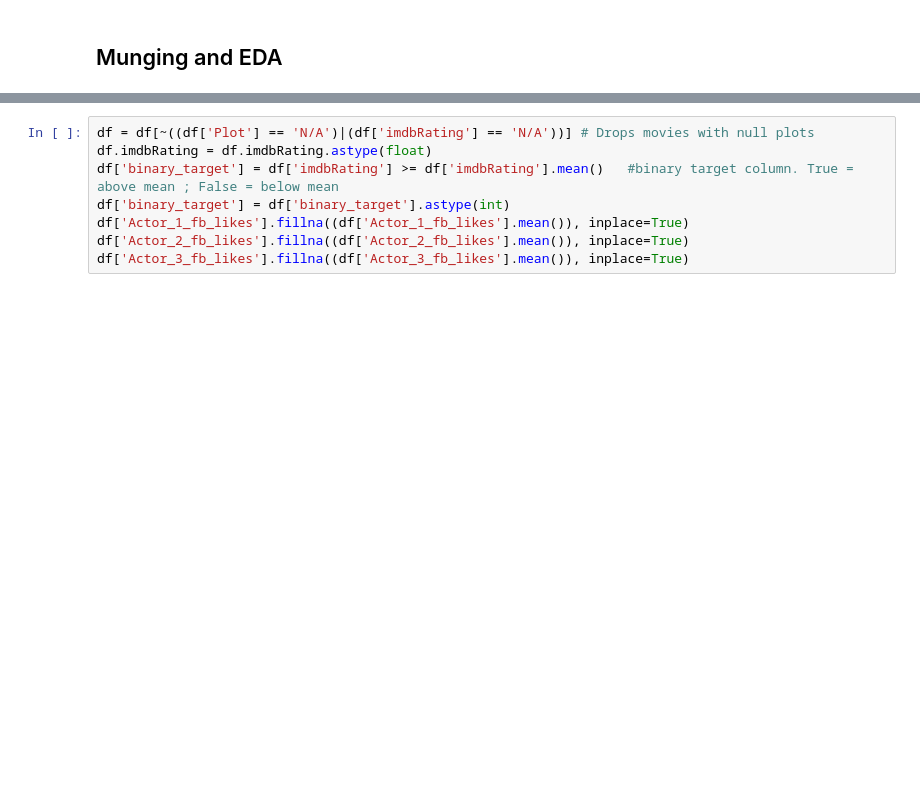
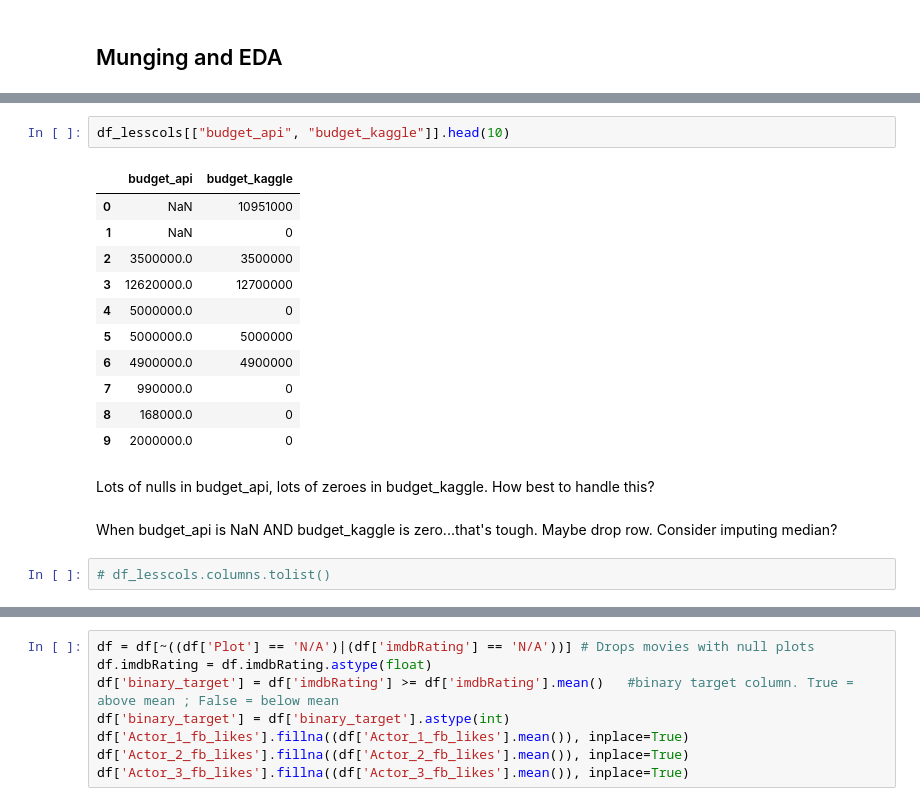
Before and after one commit to boscacci/IMdB-Regression, a Jupyter notebook: src/Good_Film_Bad_Film.ipynb, the cells around one changed output, grey strips where cells are left out. Drawn from its saved outputs; the diff is of its cells as text; blank space fills up the shorter version.

```diff
--- a/src/Good_Film_Bad_Film.ipynb
+++ b/src/Good_Film_Bad_Film.ipynb
@@ -148,0 +167,20 @@ Null values in the 'actor facebook likes' column were imputed from the column me
+# %%
+df_lesscols[["budget_api", "budget_kaggle"]].head(10)
+# %% [output]
+|  | budget_api | budget_kaggle |
+| 0 | NaN | 10951000 |
+| 1 | NaN | 0 |
+| 2 | 3500000.0 | 3500000 |
+| 3 | 12620000.0 | 12700000 |
+| 4 | 5000000.0 | 0 |
+| 5 | 5000000.0 | 5000000 |
+| 6 | 4900000.0 | 4900000 |
+| 7 | 990000.0 | 0 |
+| 8 | 168000.0 | 0 |
+| 9 | 2000000.0 | 0 |
+# %% [markdown]
+Lots of nulls in budget_api, lots of zeroes in budget_kaggle. How best to handle this?
+# %% [markdown]
+When budget_api is NaN AND budget_kaggle is zero...that's tough. Maybe drop row. Consider imputing median?
+# %%
+# df_lesscols.columns.tolist()
```
Also changed, not shown: parts of 34 cells of this notebook, 2 other files.
